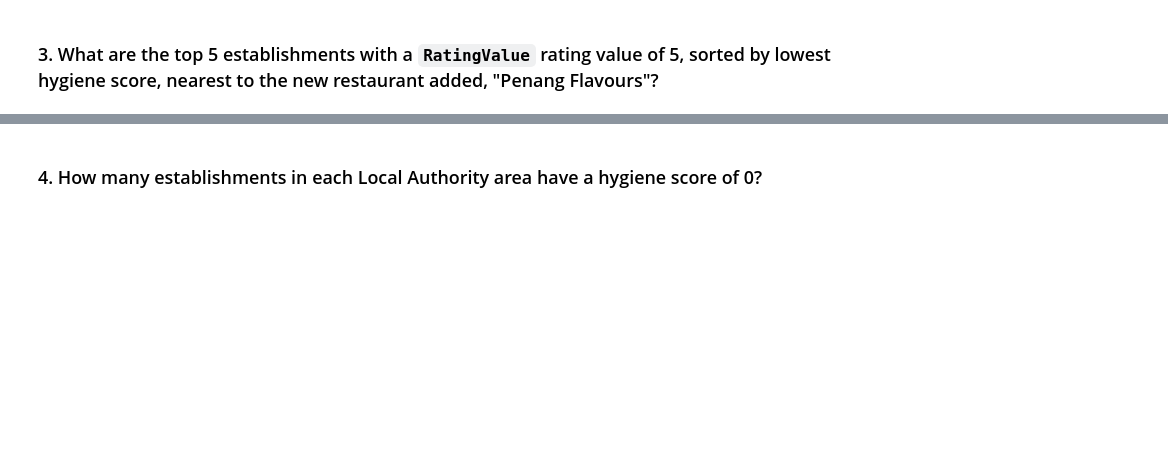
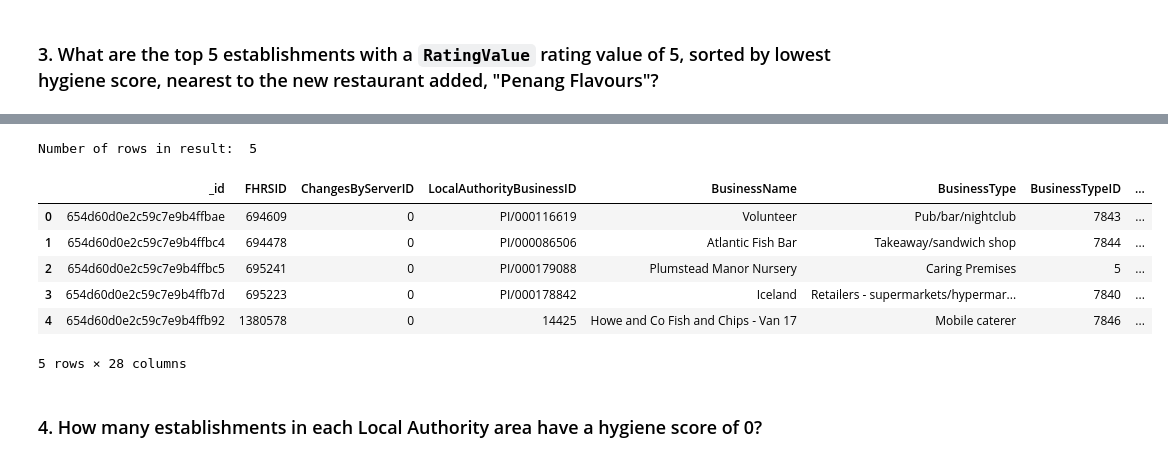
Before and after one commit to HollaNotes/nosql-challenge, a Jupyter notebook: NoSQL_analysis_starter_NW.ipynb, the cells around one changed output, grey strips where cells are left out. Cells and saved outputs as stored; diff of their text form; code cells hidden in the pictures; blank space fills up the shorter version.

```diff
--- a/NoSQL_analysis_starter_NW.ipynb
+++ b/NoSQL_analysis_starter_NW.ipynb
@@ -64,10 +142,15 @@ query =
 # Sort by hygiene score
 
 degree_search = 0.01
-latitude =
-longitude =
+latitude = 51.490142
+longitude = 0.08384
 
-query =
-sort =
+query = {'RatingValue': {'$eq': 5},
+         'geocode.latitude': {'$lte': (latitude + degree_search), '$gte': (latitude - degree_search)},
+         'geocode.longitude': {'$lte': (longitude + degree_search), '$gte': (longitude - degree_search)}}
+sort =  [('scores.Hygiene', 1)]
+limit = 5
 
 # Print the results
+results = list(establishments.find(query).sort(sort).limit(limit))
+pprint(results)
@@ -76,3 +175,19 @@ sort =
+# %%
+# Convert the result to a Pandas DataFrame
+results_df = pd.DataFrame(results)
+# Display the number of rows in the DataFrame
+print("Number of rows in result: ", len(results_df))
+# Display the rows of the DataFrame
+results_df.head(5)
+# %% [output]
+Number of rows in result:  5
+|  | _id | FHRSID | ChangesByServerID | LocalAuthorityBusinessID | BusinessName | BusinessType | BusinessTypeID | ... |
+| 0 | 654d60d0e2c59c7e9b4ffbae | 694609 | 0 | PI/000116619 | Volunteer | Pub/bar/nightclub | 7843 | ... |
+| 1 | 654d60d0e2c59c7e9b4ffbc4 | 694478 | 0 | PI/000086506 | Atlantic Fish Bar | Takeaway/sandwich shop | 7844 | ... |
+| 2 | 654d60d0e2c59c7e9b4ffbc5 | 695241 | 0 | PI/000179088 | Plumstead Manor Nursery | Caring Premises | 5 | ... |
+| 3 | 654d60d0e2c59c7e9b4ffb7d | 695223 | 0 | PI/000178842 | Iceland | Retailers - supermarkets/hypermar... | 7840 | ... |
+| 4 | 654d60d0e2c59c7e9b4ffb92 | 1380578 | 0 | 14425 | Howe and Co Fish and Chips - Van 17 | Mobile caterer | 7846 | ... |
+5 rows × 28 columns
 # %% [markdown]
 ### 4. How many establishments in each Local Authority area have a hygiene score of 0?
 # %%
```
Also changed, not shown: parts of 10 cells of this notebook, 1 other file.
